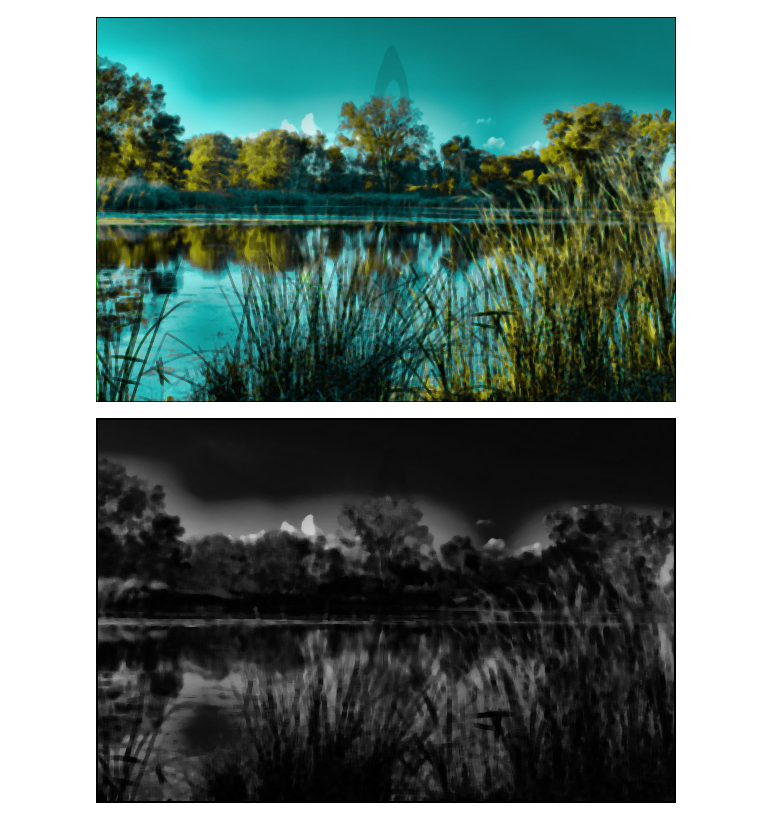
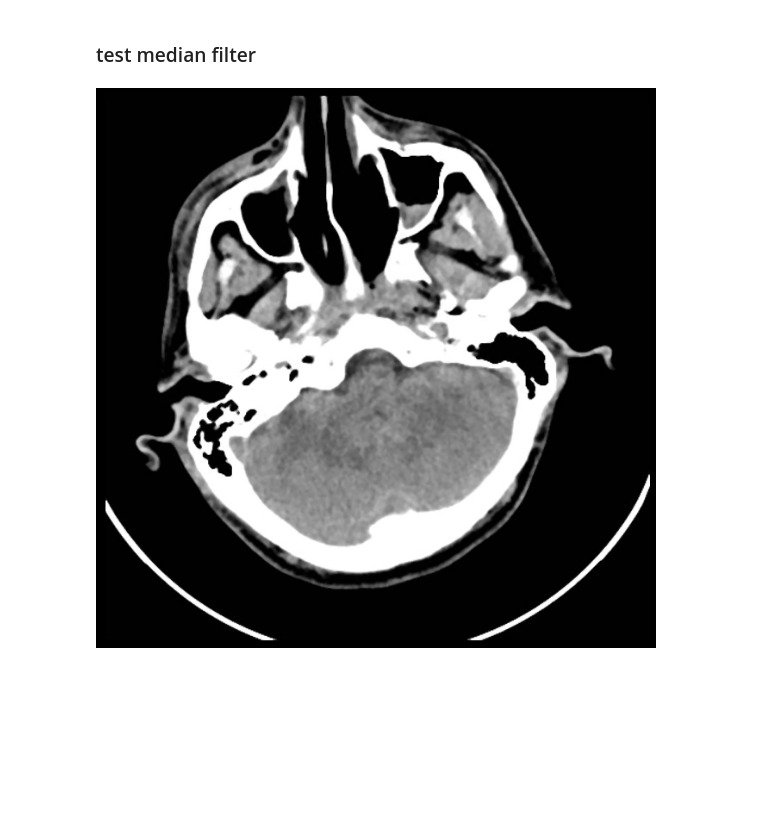
Before and after one commit to anbreton/ECE-588-TBI-CT, a Jupyter notebook: median filter, histogram equalization.ipynb, the cells around one changed output. Cells and saved outputs as stored; diff of their text form; code cells hidden in the pictures; blank space fills up the shorter version.

Commit message:
finished median filter + equalization

```diff
--- a/median filter, histogram equalization.ipynb
+++ b/median filter, histogram equalization.ipynb
@@ -18,28 +24,16 @@ def median_filter(image, kernel_size):
         Filtered image.
     """
 
-    assert kernel_size % 2 == 1, # Kernel size must be odd.
-    assert kernel_size > 1, #Kernel size must be greater than 1.
-    assert image.ndim == 2, # Image must be 2D.
+    assert kernel_size % 2 == 1 # Kernel size must be odd
+    assert kernel_size > 1 #Kernel size must be greater than 1
 
     return scipy.ndimage.median_filter(image, kernel_size)
 
 
-
-def show(image_array):
-    """Display an image.
-
-    Parameters
-    ----------
-    image : array_like
-        Input image.
-    """
-    Image.fromarray(image_array)
+image = cv2.imread("10.jpg")
+# %% [markdown]
+### test median filter
 # %%
-Image.fromarray(scipy.signal.medfilt(im, kernel_size = 3))
+Image.fromarray(median_filter(image,3))
 # %% [output]
-[figure, old version]
+[figure, new version]
-# %%
-Image.fromarray(scipy.signal.medfilt(im, kernel_size = 5))
-# %% [output]
-[figure, removed]
```
Also changed, not shown: parts of 9 cells of this notebook.
